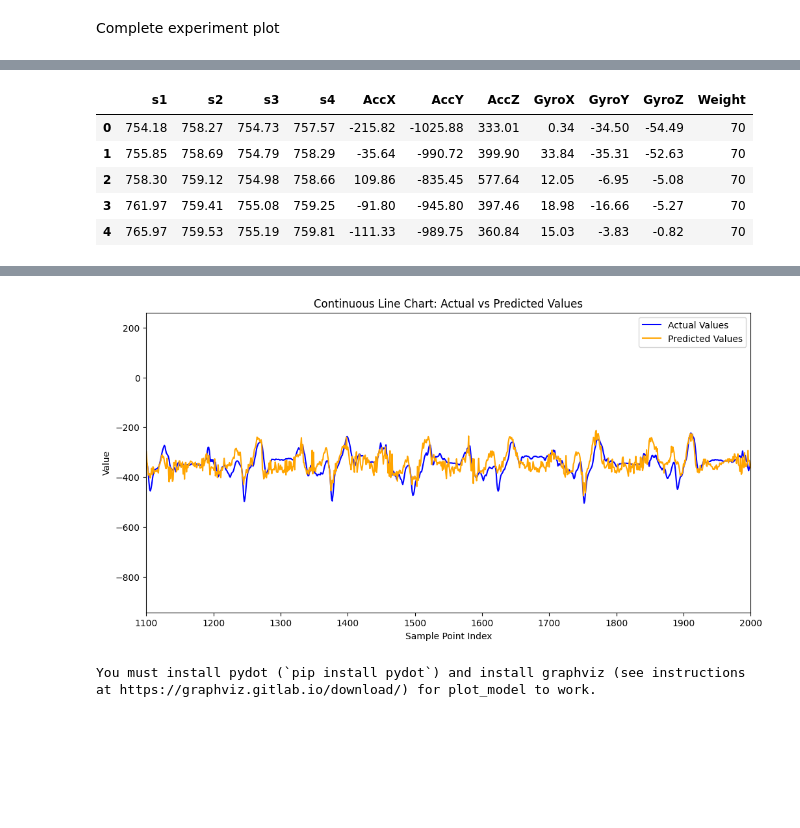
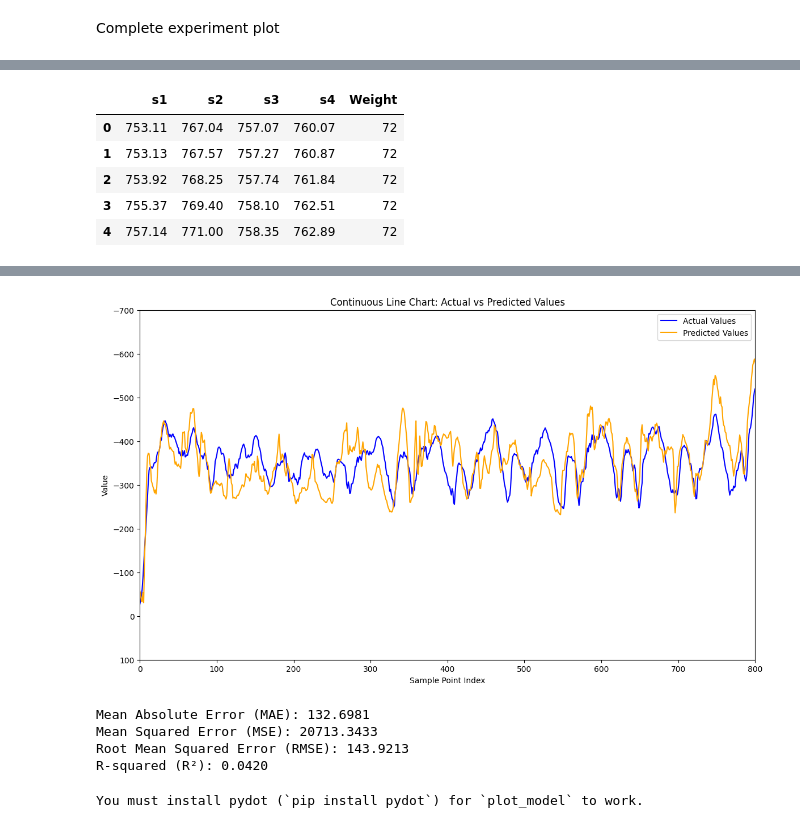
Before and after one commit to Dhruv242003/GRF_Shoe, a Jupyter notebook: JupyterNotebook_Codes/deep_learning.ipynb, the cells around one changed output, grey strips where cells are left out. Saved outputs shown, nothing was run; the diff lists cells and outputs as text; code cells hidden in the pictures; blank space fills up the shorter version.

```diff
--- a/JupyterNotebook_Codes/deep_learning.ipynb
+++ b/JupyterNotebook_Codes/deep_learning.ipynb
@@ -161,3 +254,5 @@ Epoch 100/100
+# %%
+model = tf.keras.models.load_model('../Models/Thousand_epochs_wide.keras')
 # %%
 
 # 4. Evaluate the Model
@@ -256,7 +311,9 @@ plt.show()
 # %% [markdown]
 Complete experiment plot
+# %%
+new_exp = '../Data/TorrTrials/Dharmesh/combinedResult.csv'
 # %%
-exp1 = pd.read_csv(file1_path)
+exp1 = pd.read_csv(new_exp)
 exp1.head()
 # %% [output]
 |  | currTime | s1 | s2 | s3 | s4 | s | AccX | AccY | AccZ | GyroX | ... | ... |
@@ -286,13 +343,13 @@ exp1.drop("Fz", axis=1)
 # %%
-exp1 = exp1.drop(["s", "currTime", "Frame","SubFrame","Fx","Fy","Fz","Mx","My","Mz","Cx","Cy","Cz"], axis=1)
+exp1 = exp1.drop(["s", "currTime", "Frame","SubFrame","Fx","Fy","Fz","Mx","My","Mz","Cx","Cy","Cz","AccX","AccY","AccZ","GyroX","GyroY","GyroZ"], axis=1)
 exp1.head()
 # %% [output]
-|  | s1 | s2 | s3 | s4 | AccX | AccY | AccZ | GyroX | GyroY | GyroZ | Weight |
-| 0 | 754.18 | 758.27 | 754.73 | 757.57 | -215.82 | -1025.88 | 333.01 | 0.34 | -34.50 | -54.49 | 70 |
-| 1 | 755.85 | 758.69 | 754.79 | 758.29 | -35.64 | -990.72 | 399.90 | 33.84 | -35.31 | -52.63 | 70 |
-| 2 | 758.30 | 759.12 | 754.98 | 758.66 | 109.86 | -835.45 | 577.64 | 12.05 | -6.95 | -5.08 | 70 |
-| 3 | 761.97 | 759.41 | 755.08 | 759.25 | -91.80 | -945.80 | 397.46 | 18.98 | -16.66 | -5.27 | 70 |
-| 4 | 765.97 | 759.53 | 755.19 | 759.81 | -111.33 | -989.75 | 360.84 | 15.03 | -3.83 | -0.82 | 70 |
+|  | s1 | s2 | s3 | s4 | Weight |
+| 0 | 753.11 | 767.04 | 757.07 | 760.07 | 72 |
+| 1 | 753.13 | 767.57 | 757.27 | 760.87 | 72 |
+| 2 | 753.92 | 768.25 | 757.74 | 761.84 | 72 |
+| 3 | 755.37 | 769.40 | 758.10 | 762.51 | 72 |
+| 4 | 757.14 | 771.00 | 758.35 | 762.89 | 72 |
 # %%
 exp1 = scaler.fit_transform(exp1)
 # %%
@@ -303,12 +360,13 @@ y_test_pred = model.predict(exp1).flatten()  # Predicted values for the entire t
 # Plotting actual vs predicted values as continuous lines
 import matplotlib.pyplot as plt
 
-plt.figure(figsize=(12, 6))
+plt.figure(figsize=(14, 8))
 plt.plot(y_test_actual, label="Actual Values", color='blue', linestyle='-', linewidth=1.5)
 plt.plot(y_test_pred, label="Predicted Values", color='orange', linestyle='-', linewidth=1.5)
 plt.xlabel("Sample Point Index")
 plt.ylabel("Value")
-plt.xlim(1100, 2000)
+plt.xlim(0, 800)
+plt.ylim(100,-700)
 plt.title("Continuous Line Chart: Actual vs Predicted Values")
 plt.legend()
 plt.show()
@@ -317,8 +375,33 @@ plt.show()
-[figure, old version]
+[figure, new version]
+# %%
+from sklearn.metrics import mean_absolute_error, mean_squared_error, r2_score
+
+# Mean Absolute Error (MAE)
+mae = mean_absolute_error(y_test_actual, y_test_pred)
+
+# Mean Squared Error (MSE)
+mse = mean_squared_error(y_test_actual, y_test_pred)
+
+# Root Mean Squared Error (RMSE)
+rmse = np.sqrt(mse)
+
+# R-squared (R²)
+r2 = r2_score(y_test_actual, y_test_pred)
+
+# Print validation metrics
+print(f"Mean Absolute Error (MAE): {mae:.4f}")
+print(f"Mean Squared Error (MSE): {mse:.4f}")
+print(f"Root Mean Squared Error (RMSE): {rmse:.4f}")
+print(f"R-squared (R²): {r2:.4f}")
+# %% [output]
+Mean Absolute Error (MAE): 132.6981
+Mean Squared Error (MSE): 20713.3433
+Root Mean Squared Error (RMSE): 143.9213
+R-squared (R²): 0.0420
 # %%
 from tensorflow.keras.utils import plot_model
 
 # Visualize model architecture
 plot_model(model, show_shapes=True, show_layer_names=True, to_file='model_architecture.png')
 # %% [output]
-You must install pydot (`pip install pydot`) and install graphviz (see instructions at https://graphviz.gitlab.io/download/) for plot_model to work.
+You must install pydot (`pip install pydot`) for `plot_model` to work.
```
Also changed, not shown: parts of 23 cells of this notebook, 32 other files.
